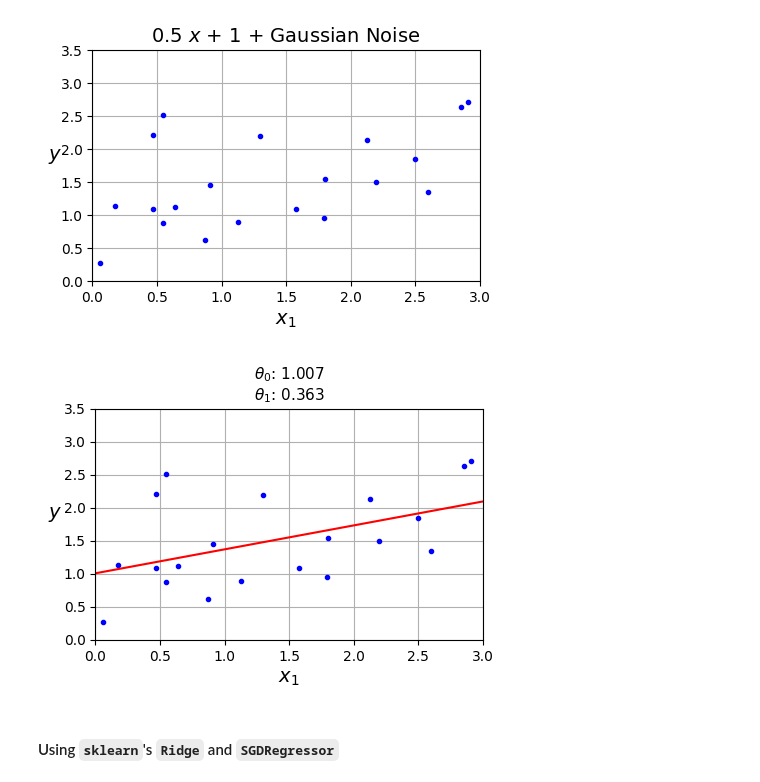
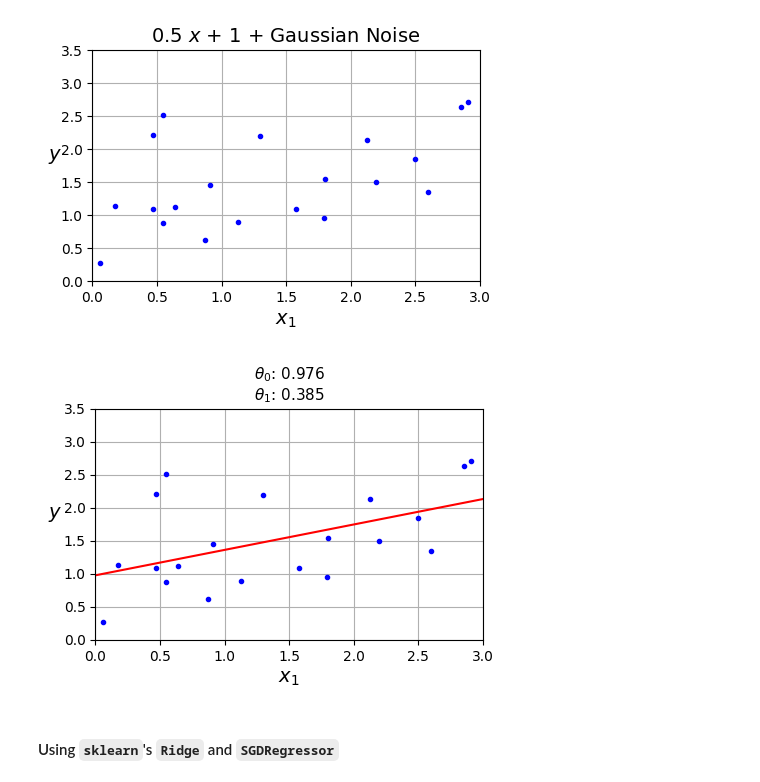
Before and after one commit to aseddin/F23_ECE4715, a Jupyter notebook: 3_linear_regression.ipynb, the cells around one changed output. Drawn from its saved outputs; the diff is of its cells as text; code cells hidden in the pictures.

```diff
--- a/3_linear_regression.ipynb
+++ b/3_linear_regression.ipynb
@@ -877,39 +878,39 @@ plt.show()
 eta = 0.1
 
 # Regularization factor
-alpha = 1
-#alpha = 0 # without regularization
+#alpha = 1
+alpha = 0 # without regularization
 
 # Number of epochs (i.e. steps)
 n_epochs = 1000
 
 X_b = add_dummy_feature(X)
 
 m = len(X_b) # number of training instances
 
 theta = np.random.randn(2, 1) # random initialization
 
 for epoch in range(n_epochs):
   regularizer = 2 * alpha / m * theta
   regularizer[0] = 0 # bias term is not regularized
   gradients = 2 / m * X_b.T @ (X_b @ theta - y) + regularizer
   theta = theta - eta * gradients
 
 
 # Plotting the predictions
 y_new = X_new_b @ theta
 
 plt.figure(figsize=(5, 3))
 plt.plot(X, y, "b.")
 plt.plot(X_new, y_new, "r-")
 plt.xlabel("$x_1$")
 plt.ylabel("$y$  ", rotation=0)
 plt.title(fr"$\theta_0$: {theta[0][0]:.3f}" + "\n" + fr"$\theta_1$: {theta[1][0]:.3f}", fontsize=11)
 plt.axis([0, 3, 0, 3.5])
 plt.grid()
 plt.show()
 # %% [output]
-[figure, old version]
+[figure, new version]
 # %% [markdown]
 #### Using `sklearn`'s `Ridge` and `SGDRegressor`
 # %% [markdown]
```
Also changed, not shown: parts of 1 cell of this notebook.
